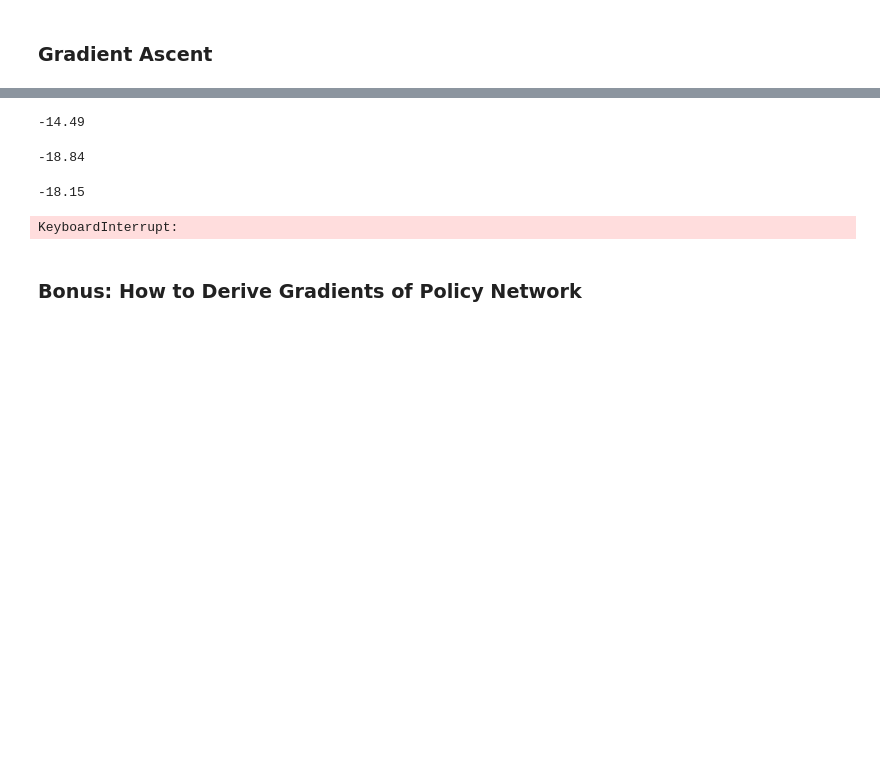
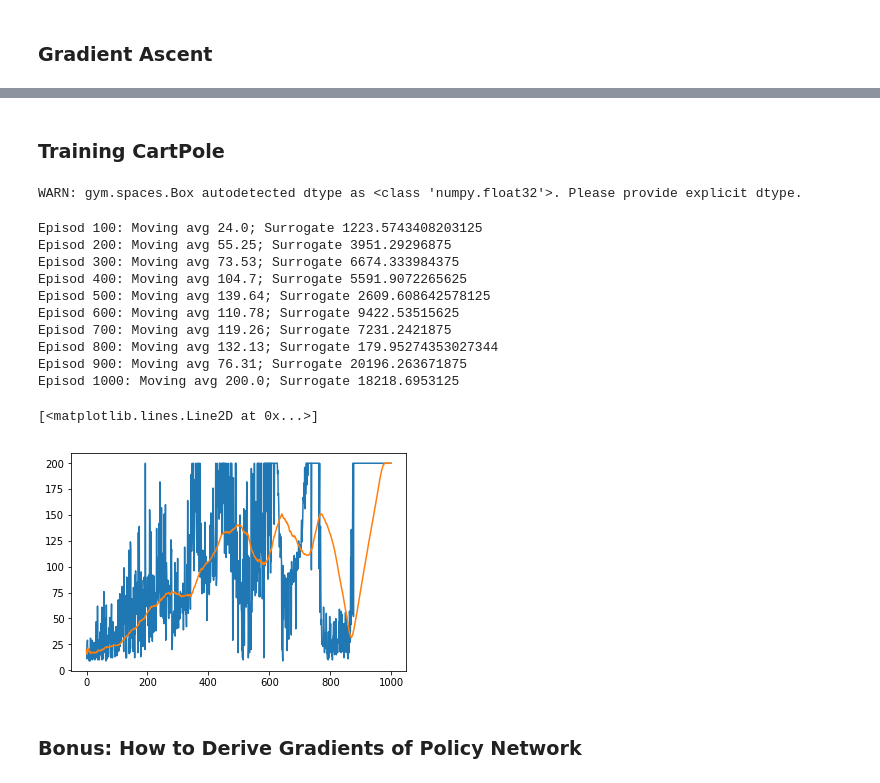
Before and after one commit to Datatouille/rl-workshop, a Jupyter notebook: session4.ipynb, the cells around one changed output, grey strips where cells are left out. Drawn from its saved outputs; the diff is of its cells as text; code cells hidden in the pictures; blank space fills up the shorter version.

```diff
--- a/session4.ipynb
+++ b/session4.ipynb
@@ -291,4 +293,4 @@ def get_trajectories(policy, env, t_max=300):
 # %%
-trajectories = get_trajectories(policy,env)
+trajectory = get_trajectory(policy,env,t_max=5)
 len(trajectories)
 # %% [output]
@@ -355,41 +379,55 @@ tensor(0.0069, grad_fn=<MeanBackward1>)
+# %% [markdown]
+### Training CartPole
+# %%
+torch.manual_seed(0)
+env = gym.make('CartPole-v0')
+policy = PolicyNet(4,16,2)
+optimizer = optim.Adam(policy.parameters(), lr=1e-2)
+# %% [output]
+WARN: gym.spaces.Box autodetected dtype as <class 'numpy.float32'>. Please provide explicit dtype.
 # %%
-episode = 3000
-epsilon = 0.1
-beta = .01
 # keep track of progress
 scores = []
+last_hundreds = []
 
-for e in trange(episode):
+for e in range(1000):
     # collect trajectories
-    trajectories = get_trajectories(policy,env,t_max=700)
-    score = 0
+    trajectory = get_trajectory(policy,env,t_max=1000,preprocess=False,diff_state=False,action_list=[0,1])
+    logprobs, states, actions, rewards = trajectory
 
-    #update with each trajectory
-    for trajectory in trajectories:
-        probs, states, actions, rewards = trajectory
-        score+= np.sum(rewards)
-        L = -surrogate_clipped(policy, trajectory, epsilon=epsilon, beta=beta)
+    loss = surrogate(trajectory,gamma=1)
 
-        #run optimizer
-        optimizer.zero_grad()
-        L.backward()
-        optimizer.step()
+    #run optimizer
+    optimizer.zero_grad()
+    loss.backward()
+    optimizer.step()
 
     #record score
-    scores.append(score)
+    last_hundred = np.mean(scores[-100:]) if len(scores) > 0 else 0
+    last_hundred = np.mean(scores[-100:])
+    scores.append(np.sum(rewards))
+    last_hundreds.append(last_hundred)
+
+    #print
     if (e+1) % 100 ==0:
-        last_hundred = np.mean(scores[-100:])
-        print(last_hundred)
-        if last_hundred > 0: print(f'Solved at {e}')
-
-    #decrease exploration as time goes on
-    beta*=.995
-    epsilon*=.999
+        print(f'Episod {e+1}: Moving avg {last_hundred}; Surrogate {loss}')
 # %% [output]
--14.49
+Episod 100: Moving avg 24.0; Surrogate 1223.5743408203125
+Episod 200: Moving avg 55.25; Surrogate 3951.29296875
+Episod 300: Moving avg 73.53; Surrogate 6674.333984375
+Episod 400: Moving avg 104.7; Surrogate 5591.9072265625
+Episod 500: Moving avg 139.64; Surrogate 2609.608642578125
+Episod 600: Moving avg 110.78; Surrogate 9422.53515625
+Episod 700: Moving avg 119.26; Surrogate 7231.2421875
+Episod 800: Moving avg 132.13; Surrogate 179.95274353027344
+Episod 900: Moving avg 76.31; Surrogate 20196.263671875
+Episod 1000: Moving avg 200.0; Surrogate 18218.6953125
--18.84
--18.15
-KeyboardInterrupt:
+# %%
+plt.plot(scores)
+plt.plot(last_hundreds)
+# %% [output]
+[<matplotlib.lines.Line2D at 0x...>]
+[figure, added]
 # %% [markdown]
 ### Bonus: How to Derive Gradients of Policy Network
 # %% [markdown]
```
Also changed, not shown: parts of 30 cells of this notebook.
